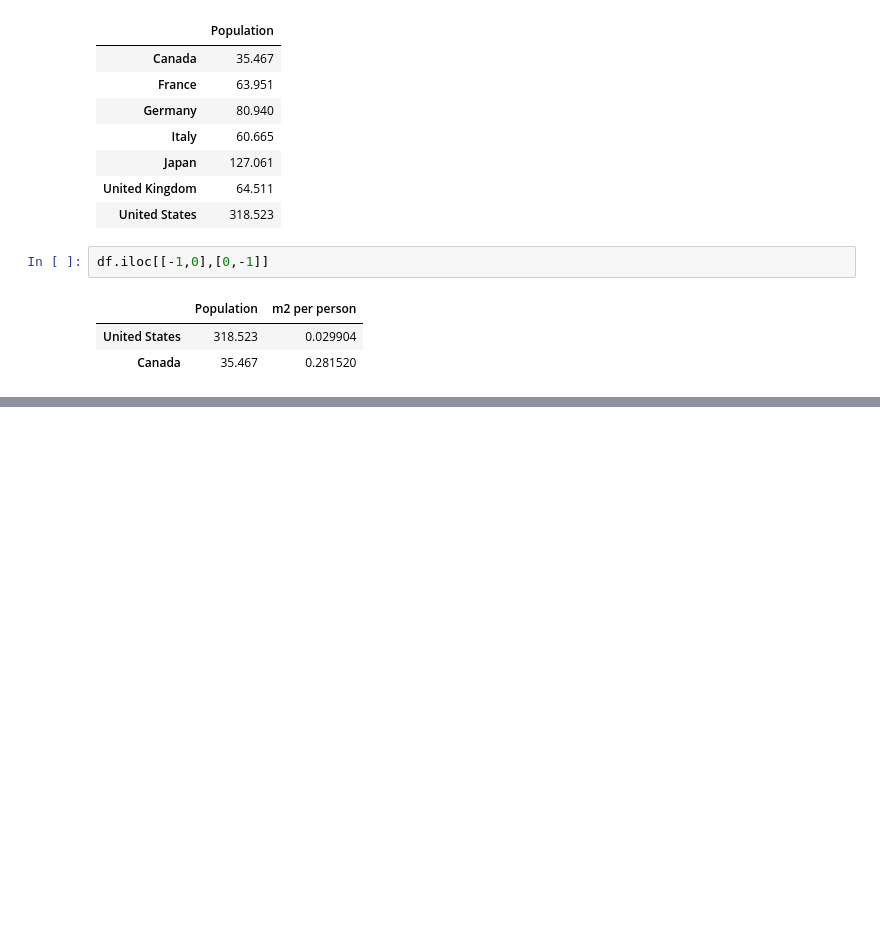
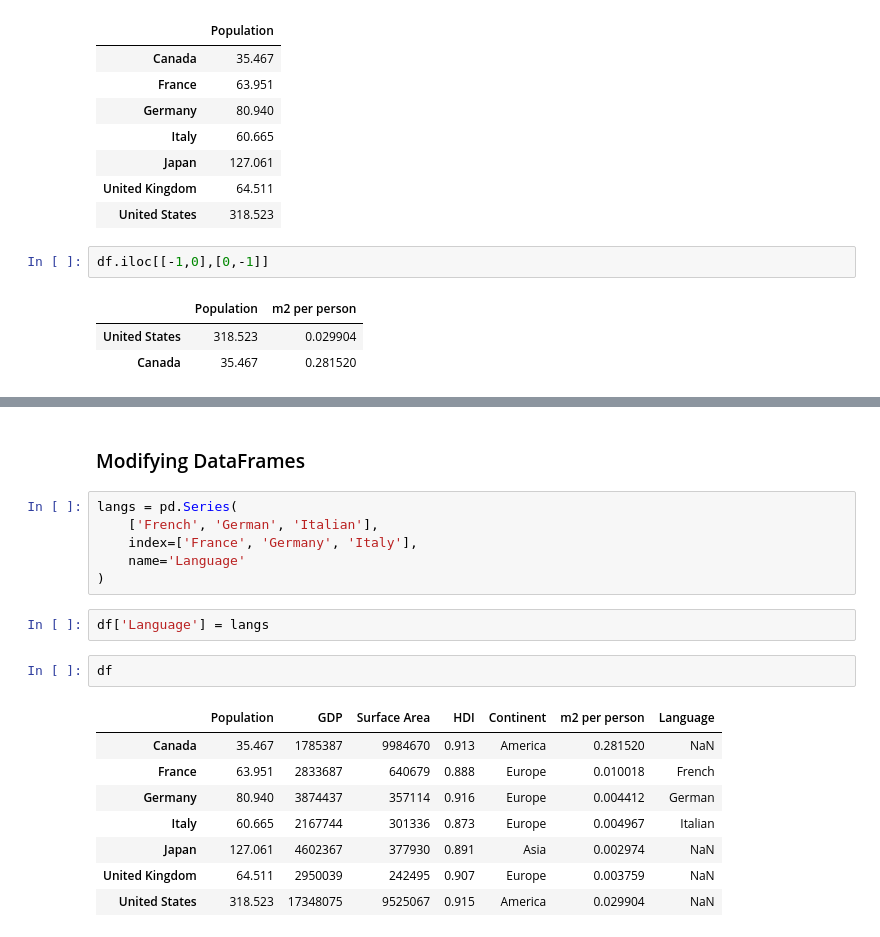
Before and after one commit to DataBadger/PracticeModels, a Jupyter notebook: DataAnalysis/Pandas.ipynb, the cells around one changed output, grey strips where cells are left out. Cells and saved outputs as stored; diff of their text form; blank space fills up the shorter version.

```diff
--- a/DataAnalysis/Pandas.ipynb
+++ b/DataAnalysis/Pandas.ipynb
@@ -358,0 +454,21 @@ df.iloc[[-1,0],[0,-1]]
+# %% [markdown]
+### Modifying DataFrames
+# %%
+langs = pd.Series(
+    ['French', 'German', 'Italian'],
+    index=['France', 'Germany', 'Italy'],
+    name='Language'
+)
+# %%
+df['Language'] = langs
+# %%
+df
+# %% [output]
+|  | Population | GDP | Surface Area | HDI | Continent | m2 per person | Language |
+| Canada | 35.467 | 1785387 | 9984670 | 0.913 | America | 0.281520 | NaN |
+| France | 63.951 | 2833687 | 640679 | 0.888 | Europe | 0.010018 | French |
+| Germany | 80.940 | 3874437 | 357114 | 0.916 | Europe | 0.004412 | German |
+| Italy | 60.665 | 2167744 | 301336 | 0.873 | Europe | 0.004967 | Italian |
+| Japan | 127.061 | 4602367 | 377930 | 0.891 | Asia | 0.002974 | NaN |
+| United Kingdom | 64.511 | 2950039 | 242495 | 0.907 | Europe | 0.003759 | NaN |
+| United States | 318.523 | 17348075 | 9525067 | 0.915 | America | 0.029904 | NaN |
```
Also changed, not shown: parts of 15 cells of this notebook.
